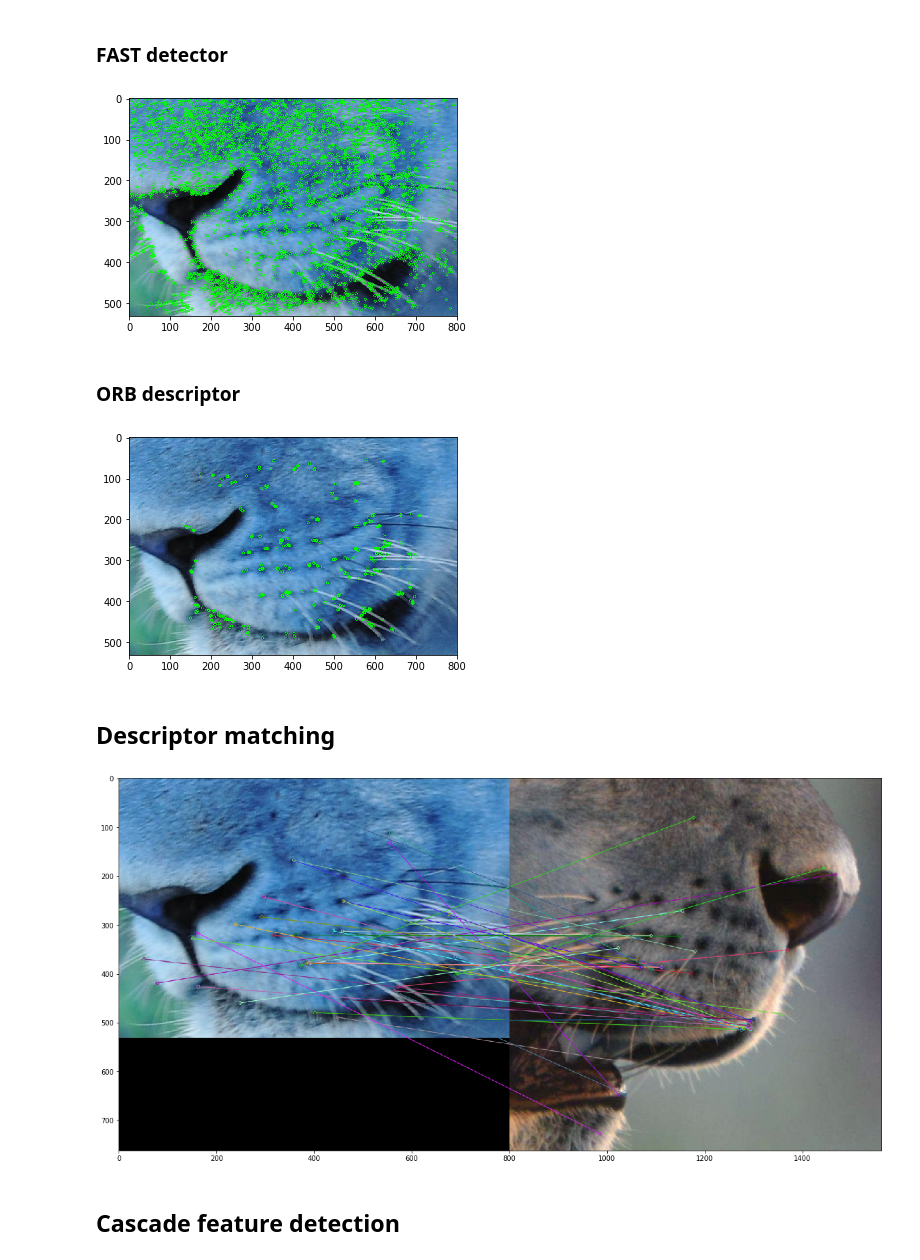
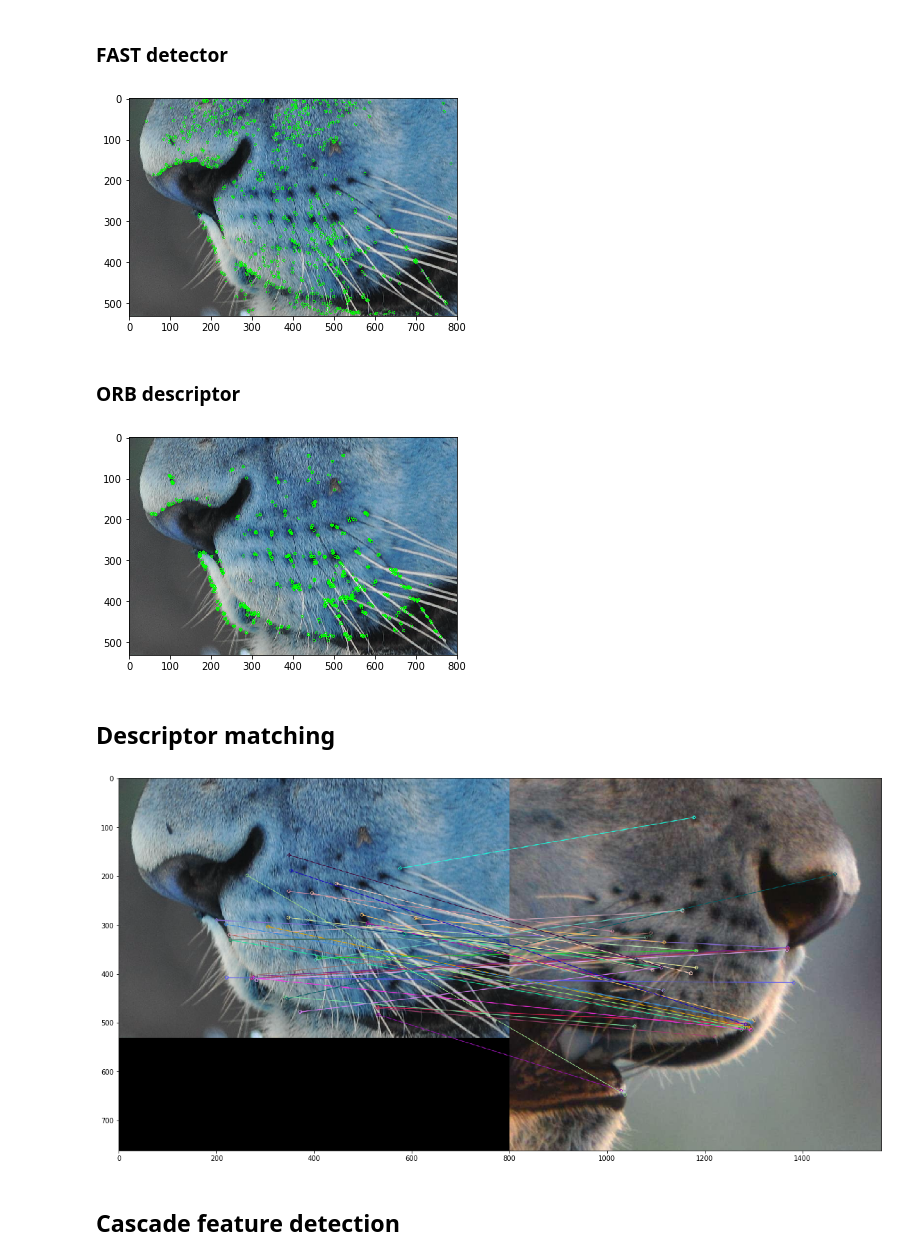
Before and after one commit to T4Cmaureen/linc-cv-sandbox, a Jupyter notebook: whisker.ipynb, the cells around one changed output. Saved outputs shown, nothing was run; the diff lists cells and outputs as text; code cells hidden in the pictures.

```diff
--- a/whisker.ipynb
+++ b/whisker.ipynb
@@ -8,7 +12,8 @@ from matplotlib import pyplot as plt
 # %%
-basedir = '/home/santosh/git-projects/whisker-detection/whisker_images'
+basedir = 'data/whisker_images'
 lion_id = '15'
 lion_id2 = '31'
-test_image = os.path.join(basedir, lion_id, '25.jpg')
+test_instances = range(23,31)
+test_image = os.path.join(basedir, lion_id, str(np.random.choice(test_instances)) + '.jpg')
 test_image2 = os.path.join(basedir, lion_id2, '114.jpg')
 # %% [markdown]
@@ -70,17 +103,17 @@ plt.show()
 # %%
 # Initiate FAST object with default values
 # TODO: reduce number of keypoints
-fast = cv2.FastFeatureDetector_create()
+fast = cv2.FastFeatureDetector_create(30)
 
 # find and draw the keypoints
 kp = fast.detect(img,None)
 fast_img = img.copy()
 cv2.drawKeypoints(img, kp, fast_img, color=(0,255,0))
 
 plt.imshow(fast_img, cmap='gray')
 plt.show()
 # %% [output]
-[figure, old version]
+[figure, new version]
 # %% [markdown]
 ### ORB descriptor
 # %%
@@ -91,7 +124,7 @@ orb_img = cv2.drawKeypoints(img, kp, None, color=(0,255,0))
 plt.imshow(orb_img, cmap='gray')
 plt.show()
 # %% [output]
-[figure, old version]
+[figure, new version]
 # %% [markdown]
 ## Descriptor matching
 # %%
@@ -117,7 +150,7 @@ plt.figure(figsize = (20,200))
 plt.imshow(img3)
 plt.show()
 # %% [output]
-[figure, old version]
+[figure, new version]
 # %% [markdown]
 ## Cascade feature detection
 # %%
```
Also changed, not shown: parts of 12 cells of this notebook.
